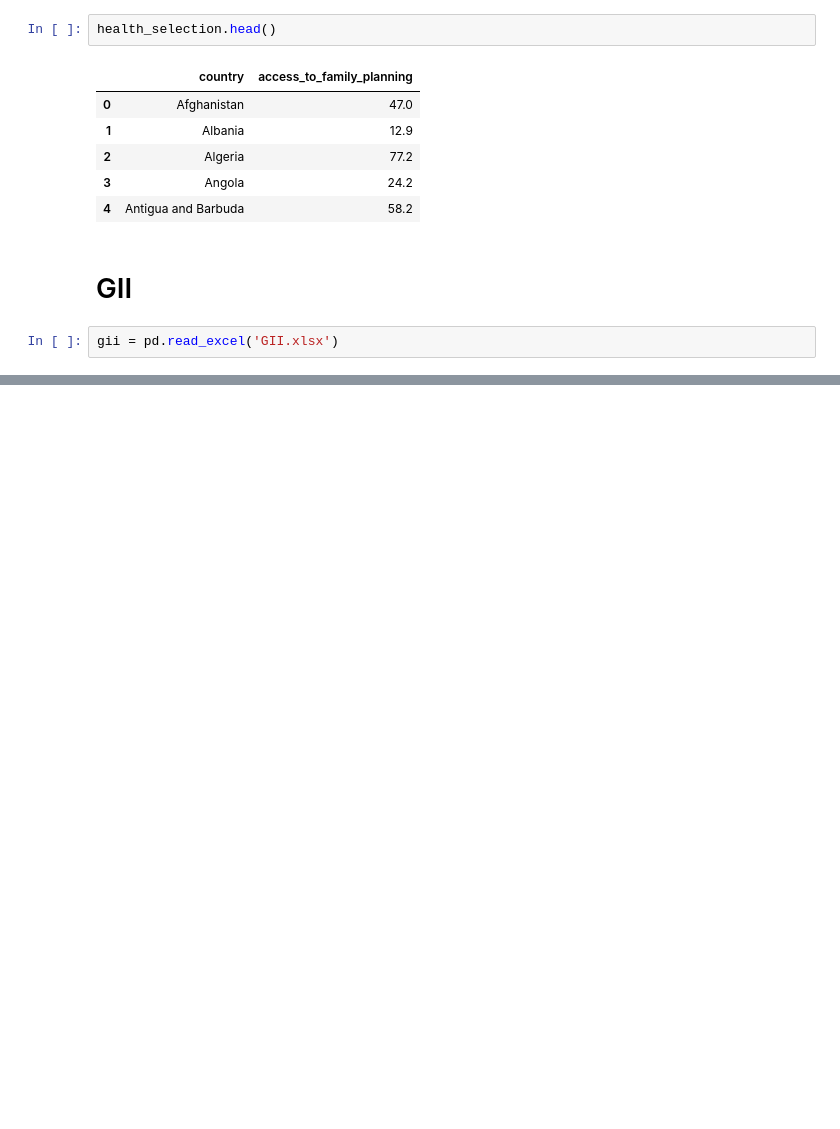
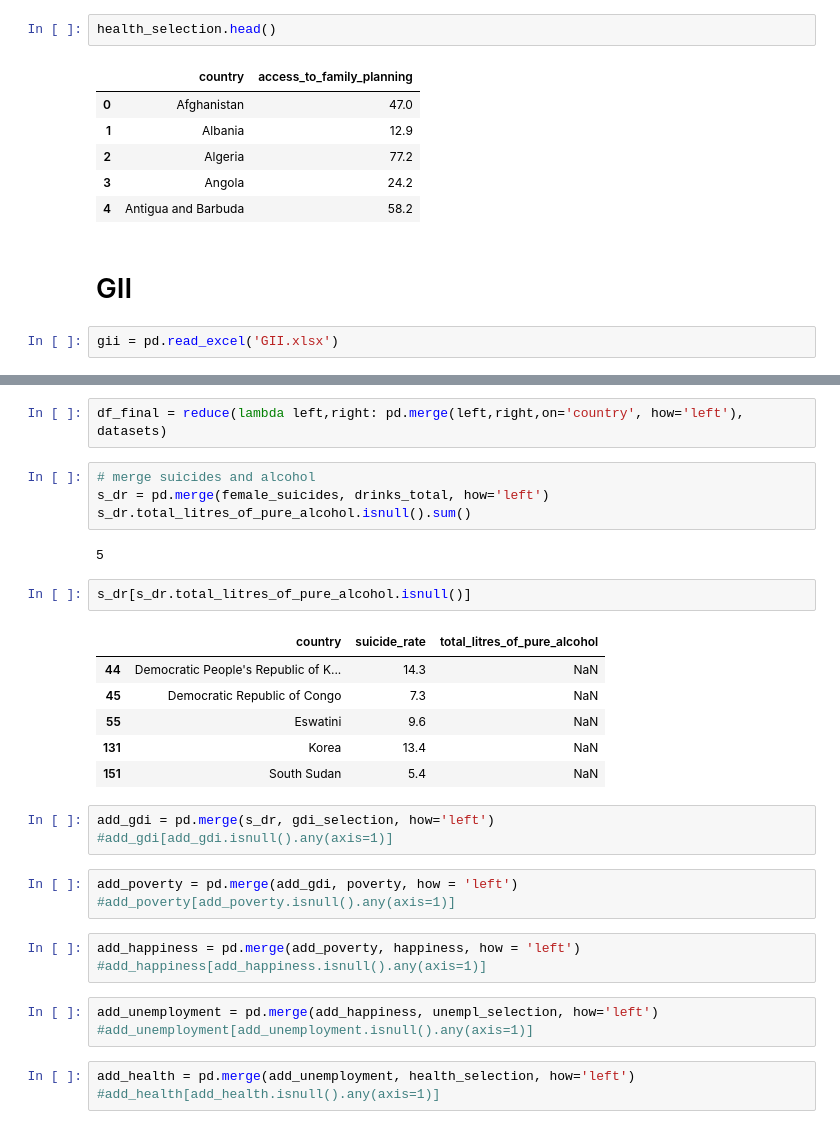
Before and after one commit to AnaMakarevich/suicide_rates_factors, a Jupyter notebook: Data Cleaning.ipynb, the cells around one changed output, grey strips where cells are left out. Drawn from its saved outputs; the diff is of its cells as text; blank space fills up the shorter version.

```diff
--- a/Data Cleaning.ipynb
+++ b/Data Cleaning.ipynb
@@ -219,0 +304,32 @@ gii
+# %%
+df_final = reduce(lambda left,right: pd.merge(left,right,on='country', how='left'), datasets)
+# %%
+# merge suicides and alcohol
+s_dr = pd.merge(female_suicides, drinks_total, how='left')
+s_dr.total_litres_of_pure_alcohol.isnull().sum()
+# %% [output]
+5
+# %%
+s_dr[s_dr.total_litres_of_pure_alcohol.isnull()]
+# %% [output]
+|  | country | suicide_rate | total_litres_of_pure_alcohol |
+| 44 | Democratic People's Republic of K... | 14.3 | NaN |
+| 45 | Democratic Republic of Congo | 7.3 | NaN |
+| 55 | Eswatini | 9.6 | NaN |
+| 131 | Korea | 13.4 | NaN |
+| 151 | South Sudan | 5.4 | NaN |
+# %%
+add_gdi = pd.merge(s_dr, gdi_selection, how='left')
+#add_gdi[add_gdi.isnull().any(axis=1)]
+# %%
+add_poverty = pd.merge(add_gdi, poverty, how = 'left')
+#add_poverty[add_poverty.isnull().any(axis=1)]
+# %%
+add_happiness = pd.merge(add_poverty, happiness, how = 'left')
+#add_happiness[add_happiness.isnull().any(axis=1)]
+# %%
+add_unemployment = pd.merge(add_happiness, unempl_selection, how='left')
+#add_unemployment[add_unemployment.isnull().any(axis=1)]
+# %%
+add_health = pd.merge(add_unemployment, health_selection, how='left')
+#add_health[add_health.isnull().any(axis=1)]
```
Also changed, not shown: parts of 39 cells of this notebook, 22 other files.
